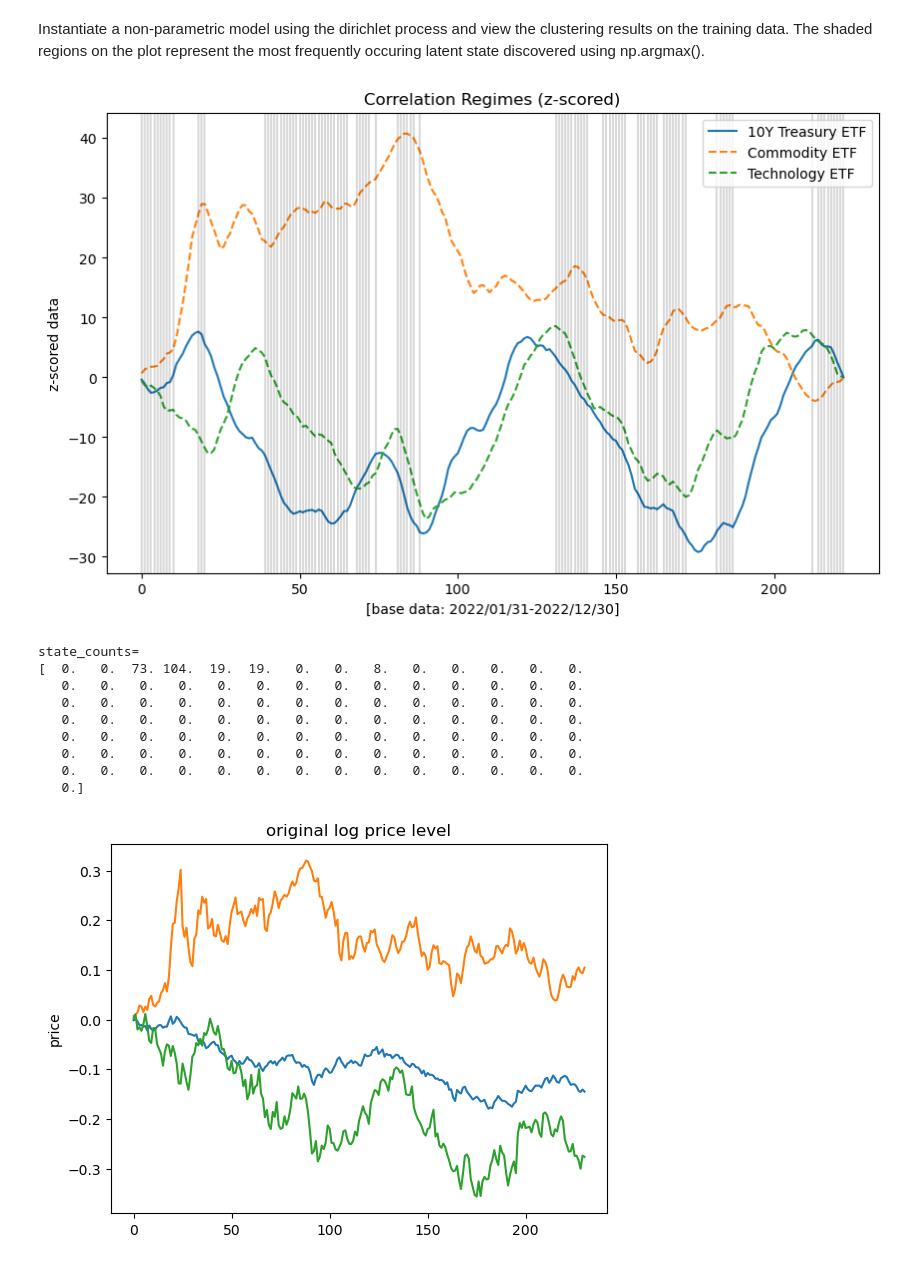
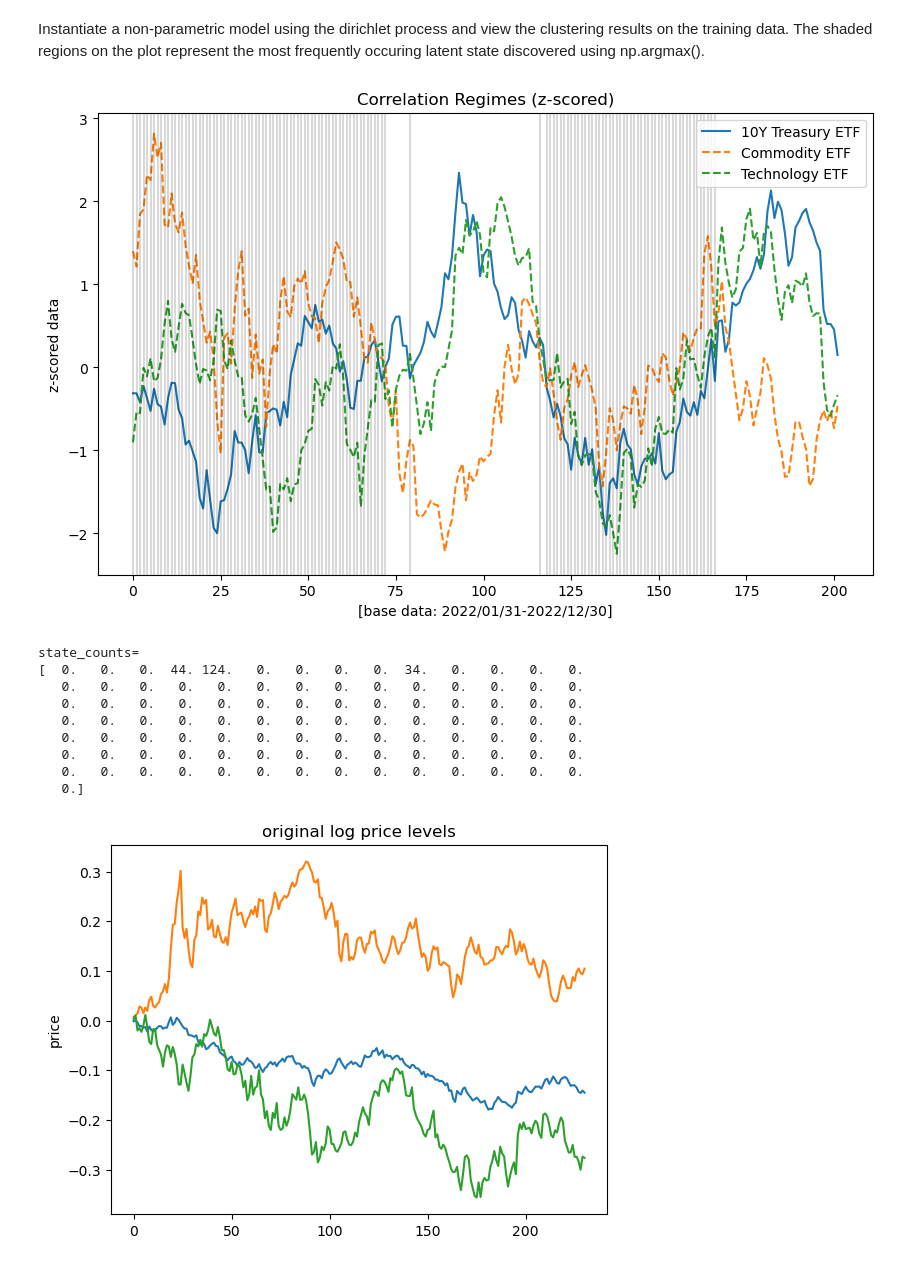
Before and after one commit to regimelab/notebooks, a Jupyter notebook: variational_inference.ipynb, the cells around one changed output. Drawn from its saved outputs; the diff is of its cells as text; code cells hidden in the pictures.

```diff
--- a/variational_inference.ipynb
+++ b/variational_inference.ipynb
@@ -64,21 +64,26 @@ $ \large \operatorname{ACF}(\tau) = \frac{\sum_{t=1}^{n-\tau} (x_t - \bar{x})(x_
 import scipy.stats as stats
 m6_subset = m6_assets.copy()
 
+# Window length 30 days
+wlen = 30
+
 # First convert to log price and produce rolling mean window
-m6_subset = m6_subset.apply(np.log).rolling(9).mean()
+m6_subset = m6_subset.apply(np.log).rolling(wlen).mean()
 
 # Then apply final 1st-order differencing to get a rate-of-change
 m6_subset = m6_subset.apply(np.diff).dropna().reset_index().drop(columns='index')
 
-# Also z-score
+# Apply z-score to make the series mean-reverting and standardize variance
 m6_subset['IEF'] = stats.zscore(m6_subset['IEF'])
 m6_subset['GSG'] = stats.zscore(m6_subset['GSG'])
 m6_subset['IXN'] = stats.zscore(m6_subset['IXN'])
 
 # View Auto Correlation
 decay_func = lambda S, _range: [S.apply(abs).autocorr(lag=Lag) for Lag in _range]
-sns.lineplot(data=decay_func(m6_subset['IEF'], range(0, 10)), label='autocorr_IEF', marker='o')
-sns.lineplot(data=decay_func(m6_subset['GSG'], range(0, 10)), label='autocorr_GSG', marker='o')
-sns.lineplot(data=decay_func(m6_subset['IXN'], range(0, 10)), label='autocorr_IXN', marker='o')
+sns.lineplot(data=decay_func(m6_subset['IEF'], range(0, wlen)), label='autocorr_IEF', marker='o')
+sns.lineplot(data=decay_func(m6_subset['GSG'], range(0, wlen)), label='autocorr_GSG', marker='o')
+sns.lineplot(data=decay_func(m6_subset['IXN'], range(0, wlen)), label='autocorr_IXN', marker='o')
+plt.xlabel('Lag')
+plt.ylabel('auto-correlation')
 plt.show()
 # %% [output]
@@ -86,7 +91,7 @@ plt.show()
 # %% [markdown]
 Instantiate a non-parametric model using the dirichlet process and view the clustering results on the training data. The shaded regions on the plot represent the most frequently occuring latent state discovered using np.argmax().
 # %%
-dpgmm_model = mix.BayesianGaussianMixture(n_components=num_components, weight_concentration_prior_type='dirichlet_process')
+dpgmm_model = mix.BayesianGaussianMixture(n_components=num_components, weight_concentration_prior_type='dirichlet_process', n_init=10, max_iter=1000000)
 # %%
 dpgmm_model.fit(m6_subset)
 states = dpgmm_model.predict(m6_subset)
@@ -97,32 +102,32 @@ for M in states:
 # %%
 fig,ax = plt.subplots(figsize=(10, 6
                               ))
-sns.lineplot(x=m6_subset.index, y=m6_subset['IEF'].cumsum(), ax=ax, label='10Y Treasury ETF')
-sns.lineplot(x=m6_subset.index, y=m6_subset['GSG'].cumsum(), ax=ax, label='Commodity ETF', linestyle='--')
-sns.lineplot(x=m6_subset.index, y=m6_subset['IXN'].cumsum(), ax=ax, label='Technology ETF', linestyle='--')
+sns.lineplot(x=m6_subset.index, y=m6_subset['IEF'], ax=ax, label='10Y Treasury ETF')
+sns.lineplot(x=m6_subset.index, y=m6_subset['GSG'], ax=ax, label='Commodity ETF', linestyle='--')
+sns.lineplot(x=m6_subset.index, y=m6_subset['IXN'], ax=ax, label='Technology ETF', linestyle='--')
 
 for M in range(len(states)):
-  if states[M] == states[-1]:
+  if states[M] == np.argmax(state_counts):
     ax.axvline(M, color='black', alpha=0.15)
 
 ax.set_title('Correlation Regimes (z-scored)')
 ax.set_ylabel('z-scored data')
 ax.set_xlabel(f'[base data: 2022/01/31-2022/12/30]')
 plt.show()
 
 print('state_counts=')
 print(state_counts)
 
 sns.lineplot(data=m6_assets.copy().apply(np.log).apply(np.diff).cumsum()['IEF'])
 sns.lineplot(data=m6_assets.copy().apply(np.log).apply(np.diff).cumsum()['GSG'])
 sns.lineplot(data=m6_assets.copy().apply(np.log).apply(np.diff).cumsum()['IXN'])
-plt.title('original log price level')
+plt.title('original log price levels')
 plt.ylabel('price')
 plt.show()
 # %% [output]
-[figure, old version]
+[figure, new version]
 state_counts=
-[  0.   0.  73. 104.  19.  19.   0.   0.   8.   0.   0.   0.   0.   0.
+[  0.   0.   0.  44. 124.   0.   0.   0.   0.  34.   0.   0.   0.   0.
    0.   0.   0.   0.   0.   0.   0.   0.   0.   0.   0.   0.   0.   0.
    0.   0.   0.   0.   0.   0.   0.   0.   0.   0.   0.   0.   0.   0.
    0.   0.   0.   0.   0.   0.   0.   0.   0.   0.   0.   0.   0.   0.
@@ -130,4 +135,4 @@ state_counts=
    0.   0.   0.   0.   0.   0.   0.   0.   0.   0.   0.   0.   0.   0.
    0.   0.   0.   0.   0.   0.   0.   0.   0.   0.   0.   0.   0.   0.
    0.]
-[figure, old version]
+[figure, new version]
```
Also changed, not shown: parts of 2 cells of this notebook.
